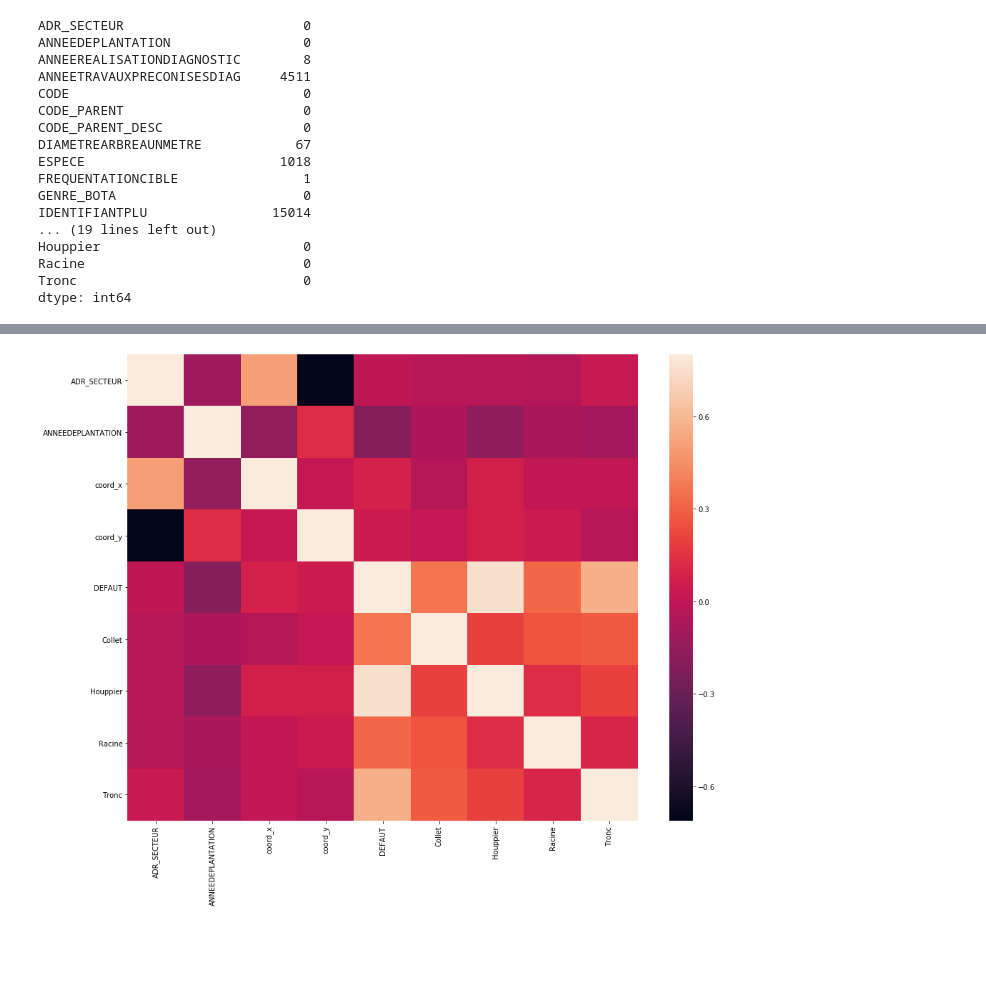
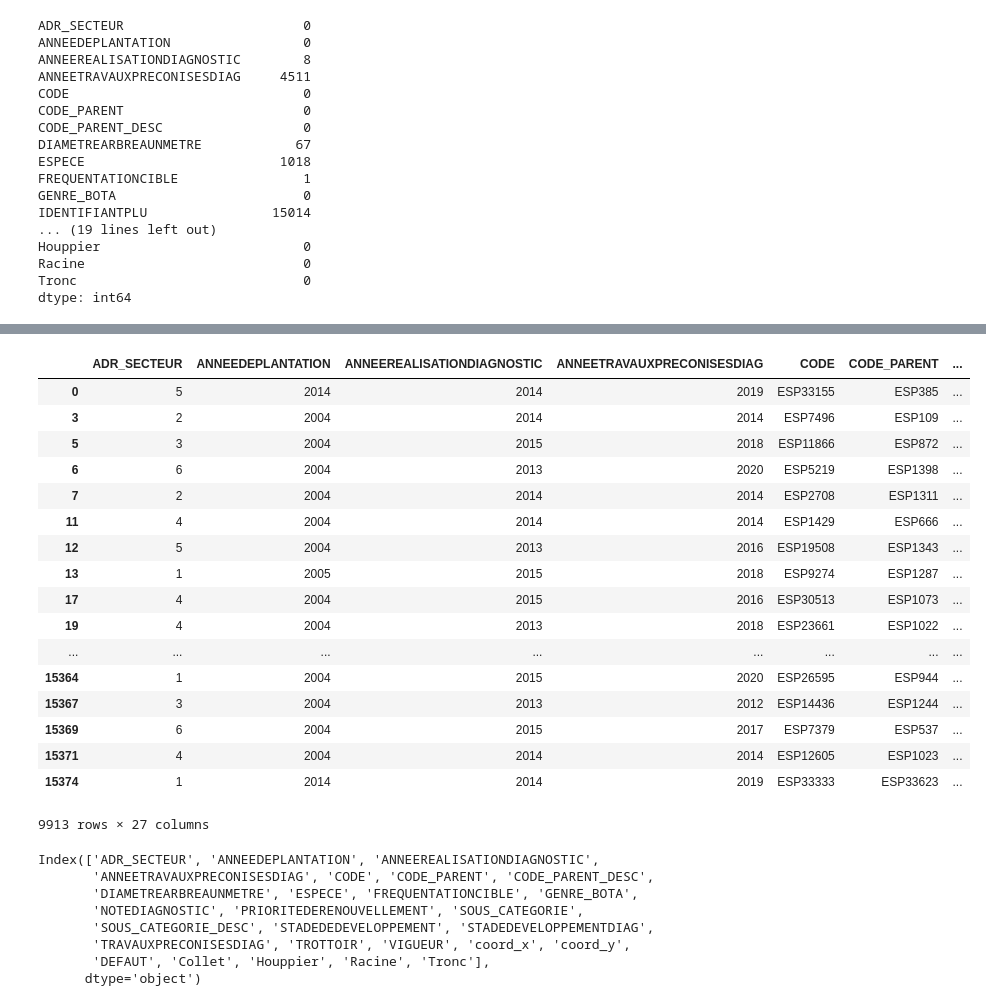
Before and after one commit to Bertrand-gbt/Projet-Fouilles-de-donn-es, a Jupyter notebook: Projet_FDEC.ipynb, the cells around one changed output, grey strips where cells are left out. Cells and saved outputs as stored; diff of their text form; code cells hidden in the pictures; blank space fills up the shorter version.

```diff
--- a/Projet_FDEC.ipynb
+++ b/Projet_FDEC.ipynb
@@ -63,11 +63,48 @@ data.head()
 5 rows × 27 columns
+# %%
+d=data.T.isnull().sum()
+a=d.shape
+p=[]
+for i in range (0,a[0]):
+    if (d[i]>0):
+        p.append(i)
+data1=data.drop(p)
+data1
+# %% [output]
+|  | ADR_SECTEUR | ANNEEDEPLANTATION | ANNEEREALISATIONDIAGNOSTIC | ANNEETRAVAUXPRECONISESDIAG | CODE | CODE_PARENT | ... |
+| 0 | 5 | 2014 | 2014 | 2019 | ESP33155 | ESP385 | ... |
+| 3 | 2 | 2004 | 2014 | 2014 | ESP7496 | ESP109 | ... |
+| 5 | 3 | 2004 | 2015 | 2018 | ESP11866 | ESP872 | ... |
+| 6 | 6 | 2004 | 2013 | 2020 | ESP5219 | ESP1398 | ... |
+| 7 | 2 | 2004 | 2014 | 2014 | ESP2708 | ESP1311 | ... |
+| 11 | 4 | 2004 | 2014 | 2014 | ESP1429 | ESP666 | ... |
+| 12 | 5 | 2004 | 2013 | 2016 | ESP19508 | ESP1343 | ... |
+| 13 | 1 | 2005 | 2015 | 2018 | ESP9274 | ESP1287 | ... |
+| 17 | 4 | 2004 | 2015 | 2016 | ESP30513 | ESP1073 | ... |
+| 19 | 4 | 2004 | 2013 | 2018 | ESP23661 | ESP1022 | ... |
+| ... | ... | ... | ... | ... | ... | ... | ... |
+| 15364 | 1 | 2004 | 2015 | 2020 | ESP26595 | ESP944 | ... |
+| 15367 | 3 | 2004 | 2013 | 2012 | ESP14436 | ESP1244 | ... |
+| 15369 | 6 | 2004 | 2015 | 2017 | ESP7379 | ESP537 | ... |
+| 15371 | 4 | 2004 | 2014 | 2014 | ESP12605 | ESP1023 | ... |
+| 15374 | 1 | 2014 | 2014 | 2019 | ESP33333 | ESP33623 | ... |
+9913 rows × 27 columns
 # %%
-import seaborn as sns
+#import seaborn as sns
 
-corrmat = data.corr()
-fig = plt.figure(figsize = (16, 12))
+#corrmat = data1.corr()
+#fig = plt.figure(figsize = (16, 12))
 
-sns.heatmap(corrmat, vmax = 0.8)
-plt.show()
+#sns.heatmap(corrmat, vmax = 0.8)
+#plt.show()
-# %% [output]
-[figure, removed]
+# %%
+data1.columns
+# %% [output]
+Index(['ADR_SECTEUR', 'ANNEEDEPLANTATION', 'ANNEEREALISATIONDIAGNOSTIC',
+       'ANNEETRAVAUXPRECONISESDIAG', 'CODE', 'CODE_PARENT', 'CODE_PARENT_DESC',
+       'DIAMETREARBREAUNMETRE', 'ESPECE', 'FREQUENTATIONCIBLE', 'GENRE_BOTA',
+       'NOTEDIAGNOSTIC', 'PRIORITEDERENOUVELLEMENT', 'SOUS_CATEGORIE',
+       'SOUS_CATEGORIE_DESC', 'STADEDEDEVELOPPEMENT', 'STADEDEVELOPPEMENTDIAG',
+       'TRAVAUXPRECONISESDIAG', 'TROTTOIR', 'VIGUEUR', 'coord_x', 'coord_y',
+       'DEFAUT', 'Collet', 'Houppier', 'Racine', 'Tronc'],
+      dtype='object')
```
Also changed, not shown: parts of 19 cells of this notebook.
